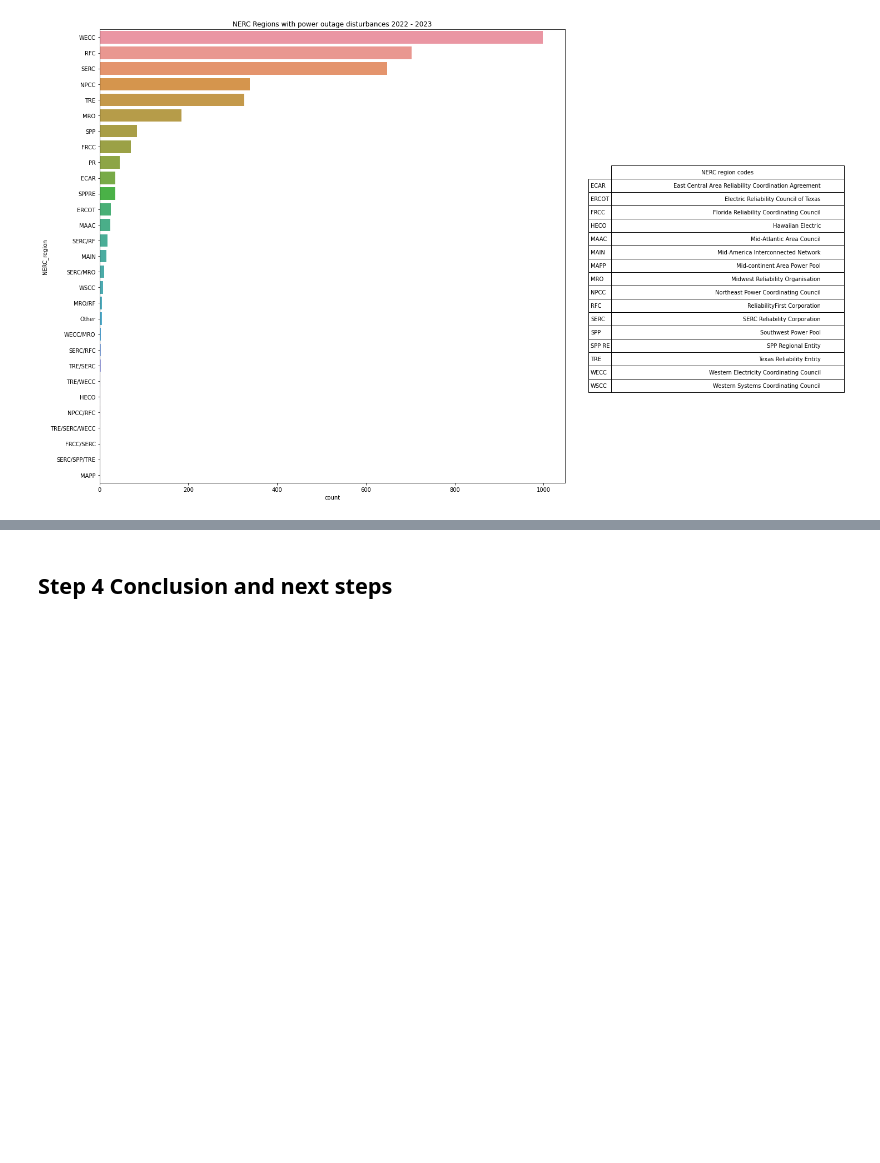
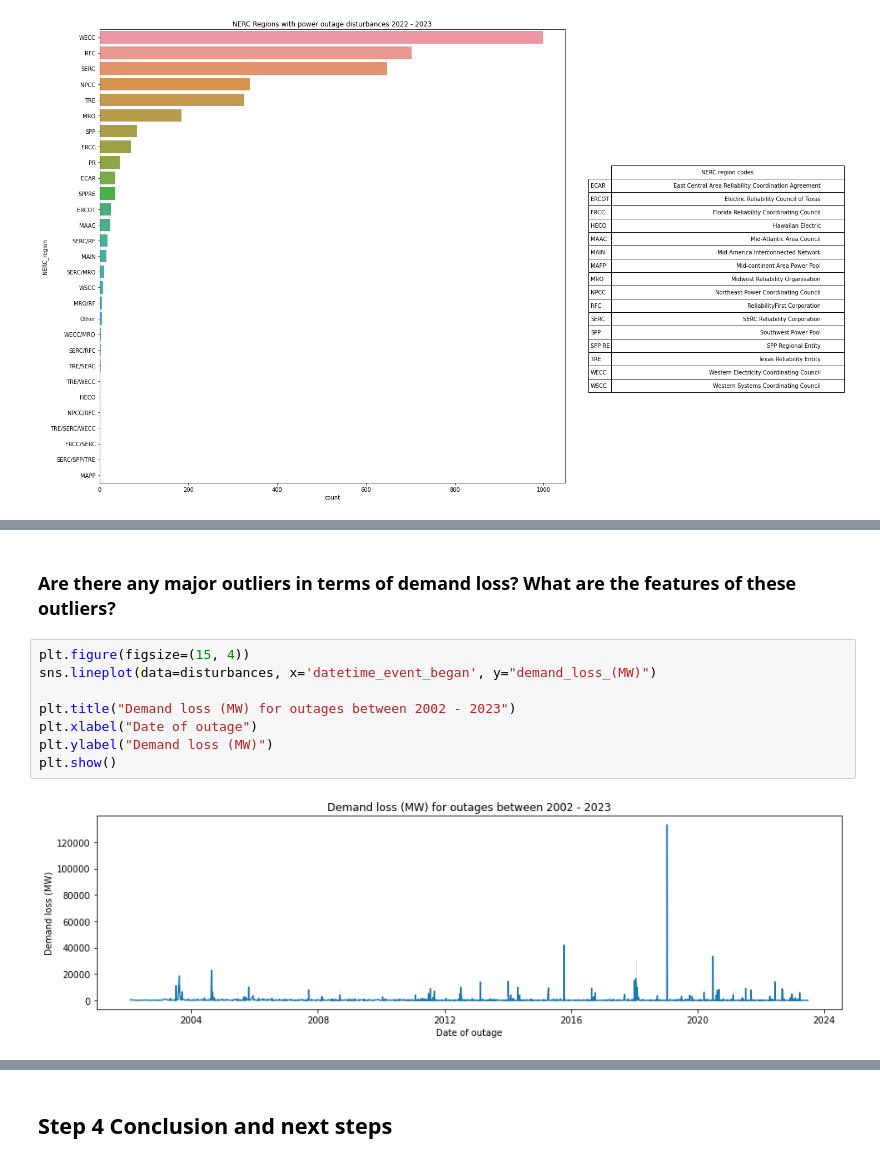
Before and after one commit to Meg-Guidry/maven_power_outage_challenge, a Jupyter notebook: Maven_Power_Outage_Challenge_Notebook.ipynb, the cells around one changed output, grey strips where cells are left out. Cells and saved outputs as stored; diff of their text form; blank space fills up the shorter version.

```diff
--- a/Maven_Power_Outage_Challenge_Notebook.ipynb
+++ b/Maven_Power_Outage_Challenge_Notebook.ipynb
@@ -699,0 +685,12 @@ memory usage: 113.1+ KB
+# %% [markdown]
+### Are there any major outliers in terms of demand loss? What are the features of these outliers?
+# %%
+plt.figure(figsize=(15, 4))
+sns.lineplot(data=disturbances, x='datetime_event_began', y="demand_loss_(MW)")
+
+plt.title("Demand loss (MW) for outages between 2002 - 2023")
+plt.xlabel("Date of outage")
+plt.ylabel("Demand loss (MW)")
+plt.show()
+# %% [output]
+[figure, added]
```
Also changed, not shown: parts of 44 cells of this notebook, 2 other files.
